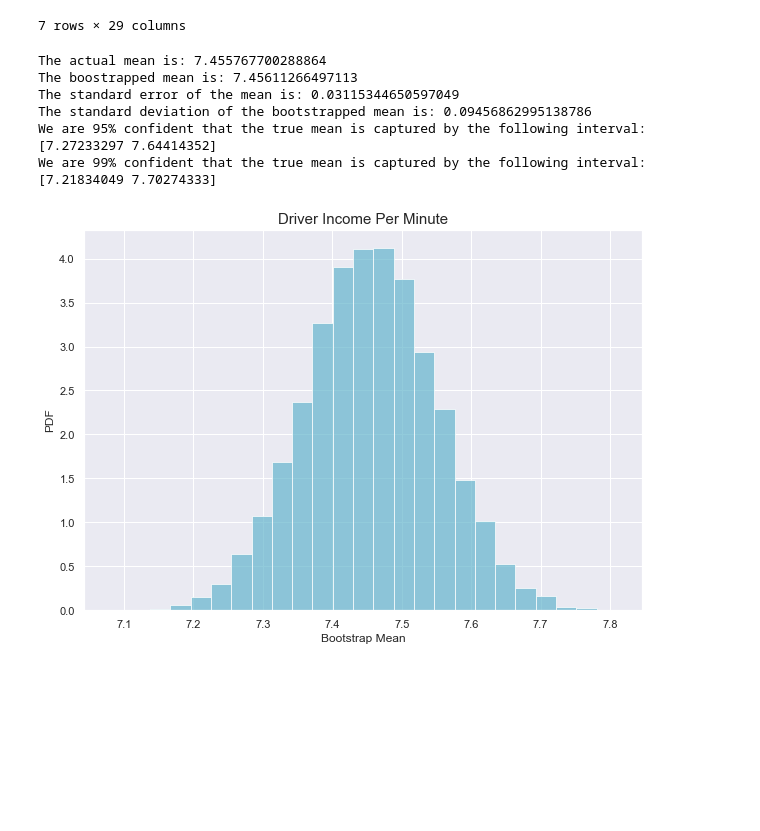
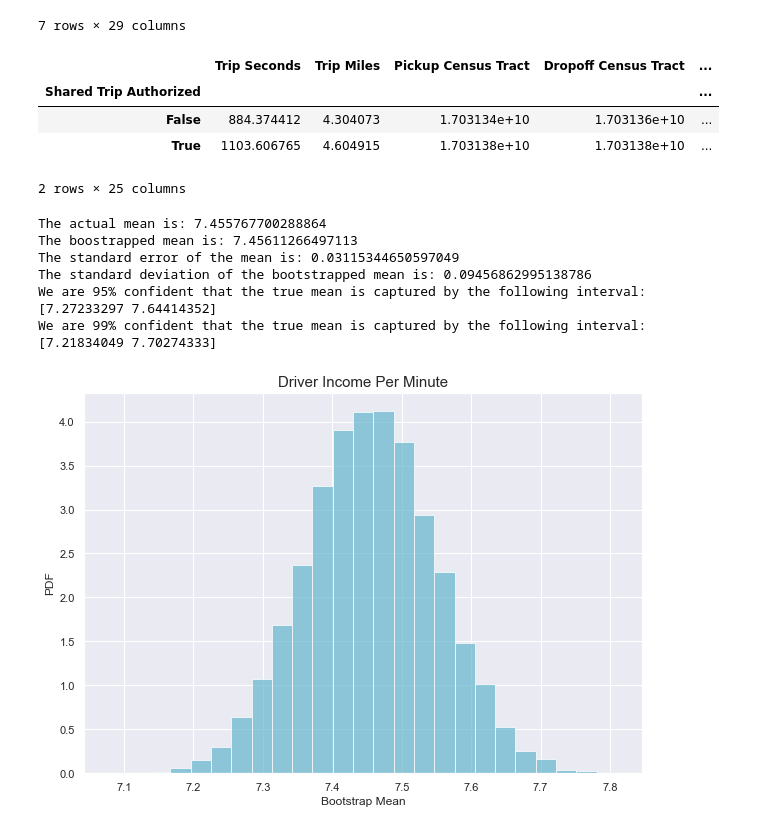
Before and after one commit to ryan-keenan/Data-C4, a Jupyter notebook: uber_50k.ipynb, the cells around one changed output. Saved outputs shown, nothing was run; the diff lists cells and outputs as text; code cells hidden in the pictures; blank space fills up the shorter version.

```diff
--- a/uber_50k.ipynb
+++ b/uber_50k.ipynb
@@ -619,6 +651,14 @@ df.groupby(['dayofweek']).count()
 | 5 | 6654 | 6654 | 6654 | 6654 | 6654 | 6654 | ... |
 | 6 | 4492 | 4492 | 4492 | 4492 | 4492 | 4492 | ... |
 7 rows × 29 columns
+# %%
+df.groupby(['Shared Trip Authorized']).mean()
+# %% [output]
+|  | Trip Seconds | Trip Miles | Pickup Census Tract | Dropoff Census Tract | ... |
+| Shared Trip Authorized |  |  |  |  | ... |
+| False | 884.374412 | 4.304073 | 1.703134e+10 | 1.703136e+10 | ... |
+| True | 1103.606765 | 4.604915 | 1.703138e+10 | 1.703138e+10 | ... |
+2 rows × 25 columns
 # %%
 # Randomly sample 7 elements from your dataframe
 df_elements = df.sample(n=3637)
```
Also changed, not shown: parts of 7 cells of this notebook.
